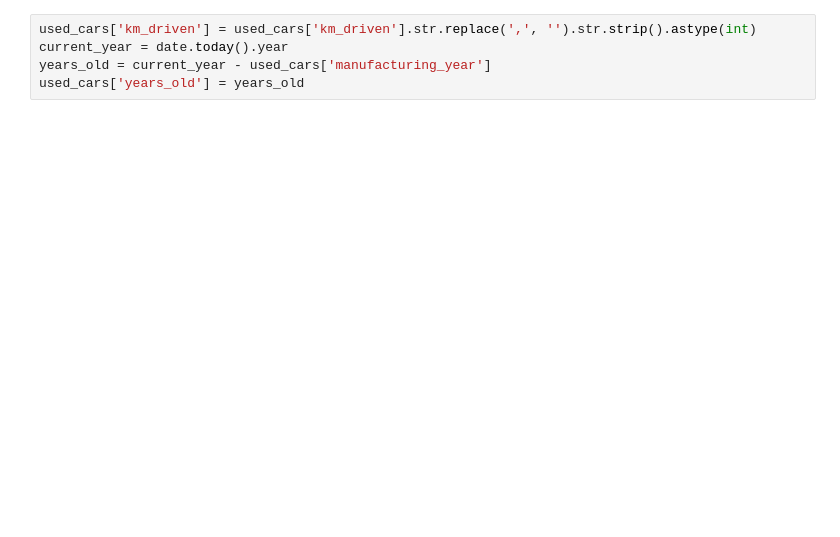
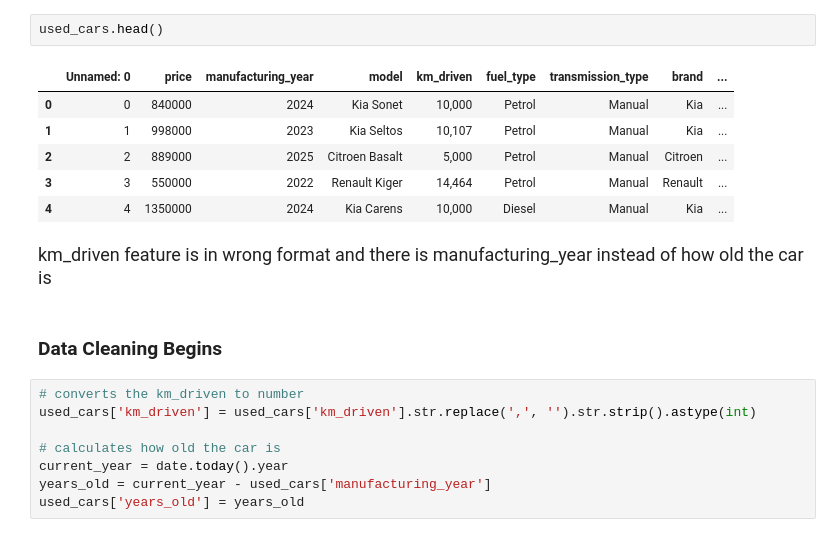
Before and after one commit to Vivekraj-adhikari/scratch-vs-sklearn, a Jupyter notebook: linear-regression/used_cars.ipynb, the cells around one changed output. Cells and saved outputs as stored; diff of their text form; blank space fills up the shorter version.

```diff
--- a/linear-regression/used_cars.ipynb
+++ b/linear-regression/used_cars.ipynb
@@ -13,5 +37,21 @@ used_cars = pd.read_csv('./used_cars.csv')
+# %%
+used_cars.head()
+# %% [output]
+|  | Unnamed: 0 | price | manufacturing_year | model | km_driven | fuel_type | transmission_type | brand | ... |
+| 0 | 0 | 840000 | 2024 | Kia Sonet | 10,000 | Petrol | Manual | Kia | ... |
+| 1 | 1 | 998000 | 2023 | Kia Seltos | 10,107 | Petrol | Manual | Kia | ... |
+| 2 | 2 | 889000 | 2025 | Citroen Basalt | 5,000 | Petrol | Manual | Citroen | ... |
+| 3 | 3 | 550000 | 2022 | Renault Kiger | 14,464 | Petrol | Manual | Renault | ... |
+| 4 | 4 | 1350000 | 2024 | Kia Carens | 10,000 | Diesel | Manual | Kia | ... |
+# %% [markdown]
+<big>km_driven feature is in wrong format and there is manufacturing_year instead of how old the car is</big>
+# %% [markdown]
+### Data Cleaning Begins
 # %%
+# converts the km_driven to number
 used_cars['km_driven'] = used_cars['km_driven'].str.replace(',', '').str.strip().astype(int)
+
+# calculates how old the car is
 current_year = date.today().year
 years_old = current_year - used_cars['manufacturing_year']
 used_cars['years_old'] = years_old
```
Also changed, not shown: parts of 13 cells of this notebook.
